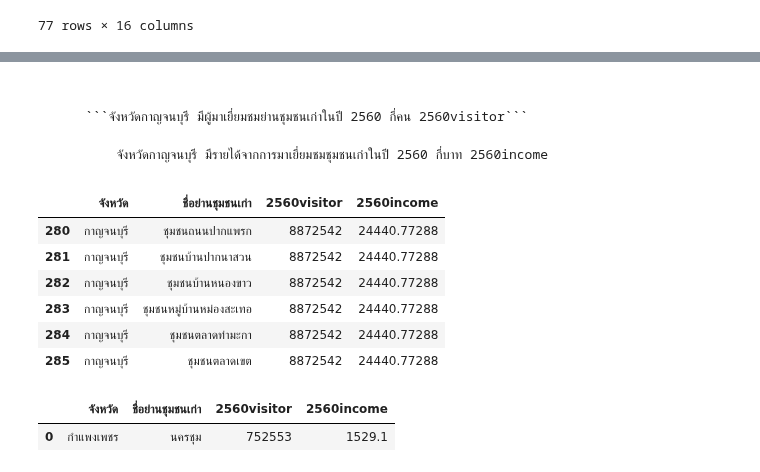
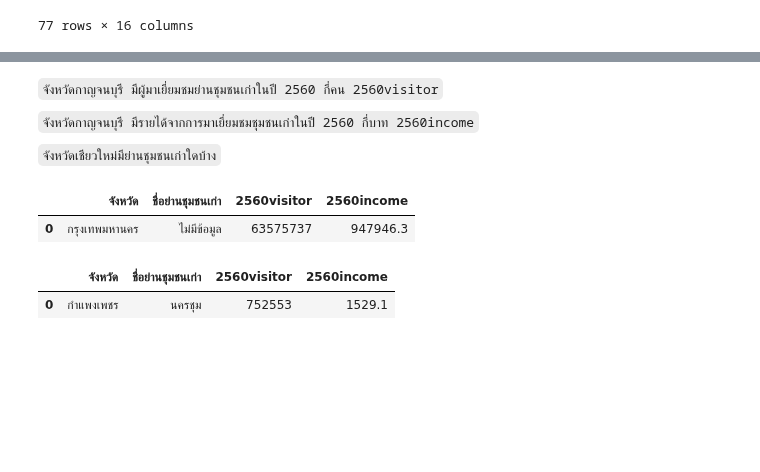
Before and after one commit to nichakornchaisuwan/DWDM21, a Jupyter notebook: Project1.ipynb, the cells around one changed output, grey strips where cells are left out. Saved outputs shown, nothing was run; the diff lists cells and outputs as text; code cells hidden in the pictures; blank space fills up the shorter version.

````diff
--- a/Project1.ipynb
+++ b/Project1.ipynb
@@ -208,17 +375,14 @@ merged_data_1_data_2New_data_3New
 # %% [markdown]
-####
-        ```จังหวัดกาญจนบุรี มีผู้มาเยี่ยมชมย่านชุมชนเก่าในปี 2560 กี่คน 2560visitor```
 
-            จังหวัดกาญจนบุรี มีรายได้จากการมาเยี่ยมชมชุมชนเก่าในปี 2560 กี่บาท 2560income
+```จังหวัดกาญจนบุรี มีผู้มาเยี่ยมชมย่านชุมชนเก่าในปี 2560 กี่คน 2560visitor```
+
+```จังหวัดกาญจนบุรี มีรายได้จากการมาเยี่ยมชมชุมชนเก่าในปี 2560 กี่บาท 2560income```
+
+```จังหวัดเชียวใหม่มีย่านชุมชนเก่าใดบ้าง```
 # %%
-Ex = merged_data_1_data_2New_data_3New[merged_data_1_data_2New_data_3New['จังหวัด']== 'กาญจนบุรี']
-Ex[['จังหวัด','ชื่อย่านชุมชนเก่า','2560visitor','2560income']]
+Ex0 = merged_data_1New_data_2New_data_3New[merged_data_1New_data_2New_data_3New['จังหวัด']== 'กรุงเทพมหานคร']
+Ex0[['จังหวัด','ชื่อย่านชุมชนเก่า','2560visitor','2560income']]
 # %% [output]
 |  | จังหวัด | ชื่อย่านชุมชนเก่า | 2560visitor | 2560income |
-| 280 | กาญจนบุรี | ชุมชนถนนปากแพรก | 8872542 | 24440.77288 |
-| 281 | กาญจนบุรี | ชุมชนบ้านปากนาสวน | 8872542 | 24440.77288 |
-| 282 | กาญจนบุรี | ชุมชนบ้านหนองขาว | 8872542 | 24440.77288 |
-| 283 | กาญจนบุรี | ชุมชนหมู่บ้านหม่องสะเทอ | 8872542 | 24440.77288 |
-| 284 | กาญจนบุรี | ชุมชนตลาดท่ามะกา | 8872542 | 24440.77288 |
-| 285 | กาญจนบุรี | ชุมชนตลาดเขต | 8872542 | 24440.77288 |
+| 0 | กรุงเทพมหานคร | ไม่มีข้อมูล | 63575737 | 947946.3 |
 # %%
````
Also changed, not shown: parts of 39 cells of this notebook.
